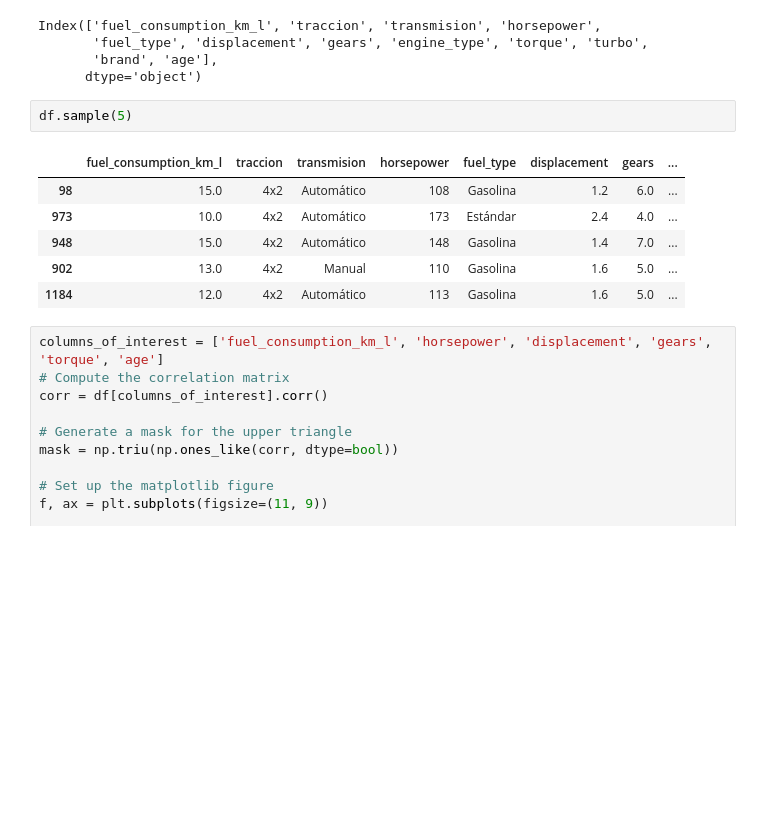
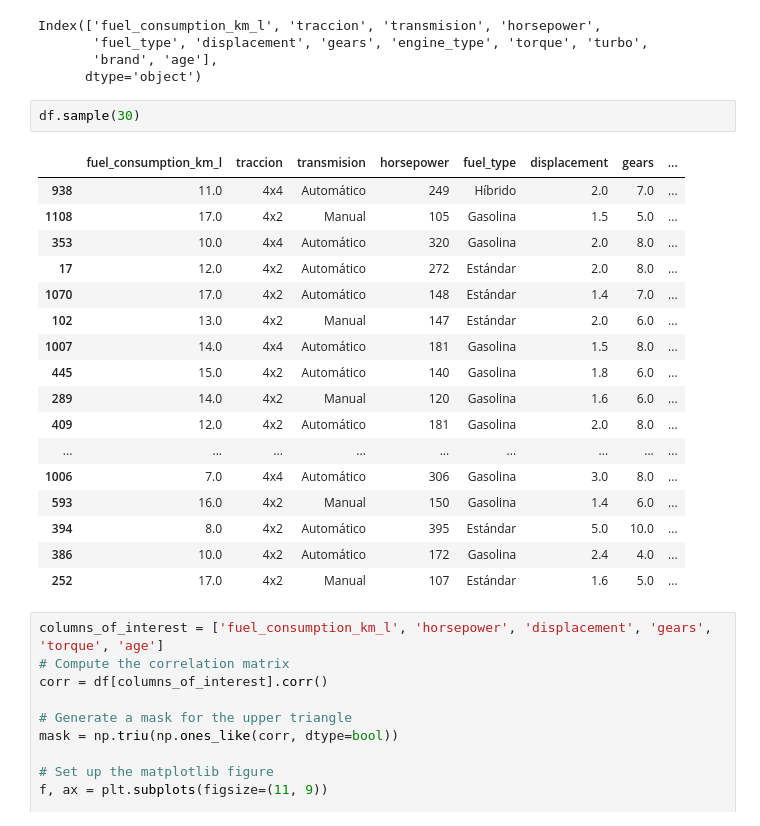
Before and after one commit to Anonymate054/MCD-Econometrics, a Jupyter notebook: notebooks/project/2.0-leng-EDA copy.ipynb, the cells around one changed output. Cells and saved outputs as stored; diff of their text form; blank space fills up the shorter version.

Commit message:
adding sample

```diff
--- a/notebooks/project/2.0-leng-EDA copy.ipynb
+++ b/notebooks/project/2.0-leng-EDA copy.ipynb
@@ -77,14 +77,25 @@ Index(['fuel_consumption_km_l', 'traccion', 'transmision', 'horsepower',
        'brand', 'age'],
       dtype='object')
 # %%
-df.sample(5)
+df.sample(30)
 # %% [output]
 |  | fuel_consumption_km_l | traccion | transmision | horsepower | fuel_type | displacement | gears | ... |
-| 98 | 15.0 | 4x2 | Automático | 108 | Gasolina | 1.2 | 6.0 | ... |
-| 973 | 10.0 | 4x2 | Automático | 173 | Estándar | 2.4 | 4.0 | ... |
-| 948 | 15.0 | 4x2 | Automático | 148 | Gasolina | 1.4 | 7.0 | ... |
-| 902 | 13.0 | 4x2 | Manual | 110 | Gasolina | 1.6 | 5.0 | ... |
-| 1184 | 12.0 | 4x2 | Automático | 113 | Gasolina | 1.6 | 5.0 | ... |
+| 938 | 11.0 | 4x4 | Automático | 249 | Híbrido | 2.0 | 7.0 | ... |
+| 1108 | 17.0 | 4x2 | Manual | 105 | Gasolina | 1.5 | 5.0 | ... |
+| 353 | 10.0 | 4x4 | Automático | 320 | Gasolina | 2.0 | 8.0 | ... |
+| 17 | 12.0 | 4x2 | Automático | 272 | Estándar | 2.0 | 8.0 | ... |
+| 1070 | 17.0 | 4x2 | Automático | 148 | Estándar | 1.4 | 7.0 | ... |
+| 102 | 13.0 | 4x2 | Manual | 147 | Estándar | 2.0 | 6.0 | ... |
+| 1007 | 14.0 | 4x4 | Automático | 181 | Gasolina | 1.5 | 8.0 | ... |
+| 445 | 15.0 | 4x2 | Automático | 140 | Gasolina | 1.8 | 6.0 | ... |
+| 289 | 14.0 | 4x2 | Manual | 120 | Gasolina | 1.6 | 6.0 | ... |
+| 409 | 12.0 | 4x2 | Automático | 181 | Gasolina | 2.0 | 8.0 | ... |
+| ... | ... | ... | ... | ... | ... | ... | ... | ... |
+| 1006 | 7.0 | 4x4 | Automático | 306 | Gasolina | 3.0 | 8.0 | ... |
+| 593 | 16.0 | 4x2 | Manual | 150 | Gasolina | 1.4 | 6.0 | ... |
+| 394 | 8.0 | 4x2 | Automático | 395 | Estándar | 5.0 | 10.0 | ... |
+| 386 | 10.0 | 4x2 | Automático | 172 | Gasolina | 2.4 | 4.0 | ... |
+| 252 | 17.0 | 4x2 | Manual | 107 | Estándar | 1.6 | 5.0 | ... |
 # %%
 columns_of_interest = ['fuel_consumption_km_l', 'horsepower', 'displacement', 'gears', 'torque', 'age']
 # Compute the correlation matrix
```
Also changed, not shown: parts of 1 cell of this notebook.
